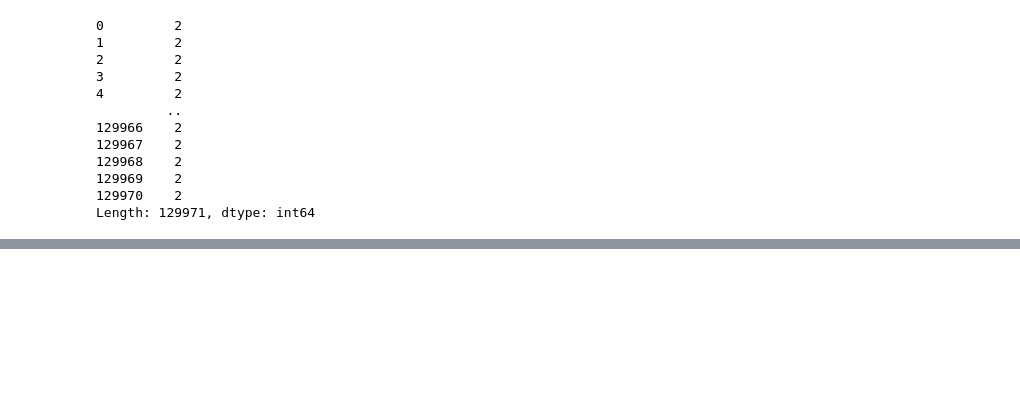
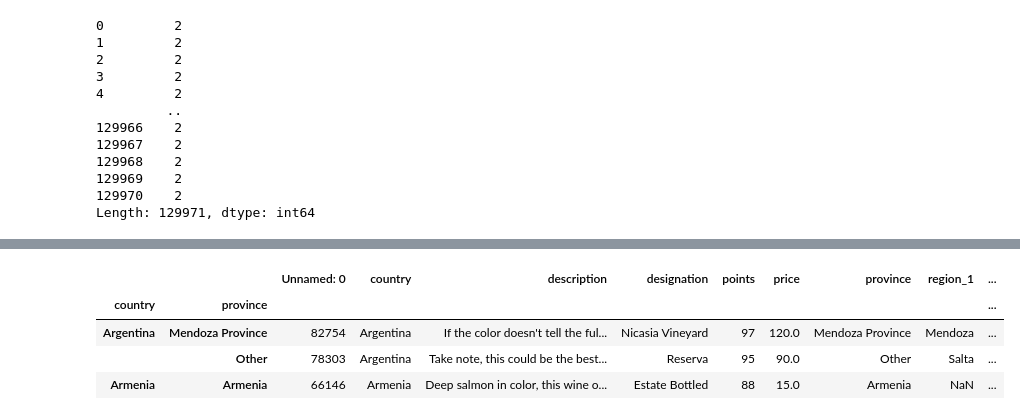
Before and after one commit to Slliki/Python_Data_Analysis, a Jupyter notebook: Pandas.ipynb, the cells around one changed output, grey strips where cells are left out. Drawn from its saved outputs; the diff is of its cells as text; code cells hidden in the pictures; blank space fills up the shorter version.

```diff
--- a/Pandas.ipynb
+++ b/Pandas.ipynb
@@ -97,0 +104,5 @@ df.head()
+# %%
+data = {'OldName1': [1, 2, 3], 'OldName2': [4, 5, 6]}
+df = pd.DataFrame(data)
+
+df.rename(columns={'OldName2':'Time'})
@@ -360,0 +398,9 @@ Length: 129971, dtype: int64
+# %%
+df.groupby(['country', 'province']).apply(lambda df: df.loc[df.points.idxmax()]).head(3)
+# this sentence will group the df by country then by province, and retrun the max_points_row of each group
+# %% [output]
+|  |  | Unnamed: 0 | country | description | designation | points | price | province | region_1 | ... |
+| country | province |  |  |  |  |  |  |  |  | ... |
+| Argentina | Mendoza Province | 82754 | Argentina | If the color doesn't tell the ful... | Nicasia Vineyard | 97 | 120.0 | Mendoza Province | Mendoza | ... |
+|  | Other | 78303 | Argentina | Take note, this could be the best... | Reserva | 95 | 90.0 | Other | Salta | ... |
+| Armenia | Armenia | 66146 | Armenia | Deep salmon in color, this wine o... | Estate Bottled | 88 | 15.0 | Armenia | NaN | ... |
```
Also changed, not shown: parts of 49 cells of this notebook, 1 other file.
